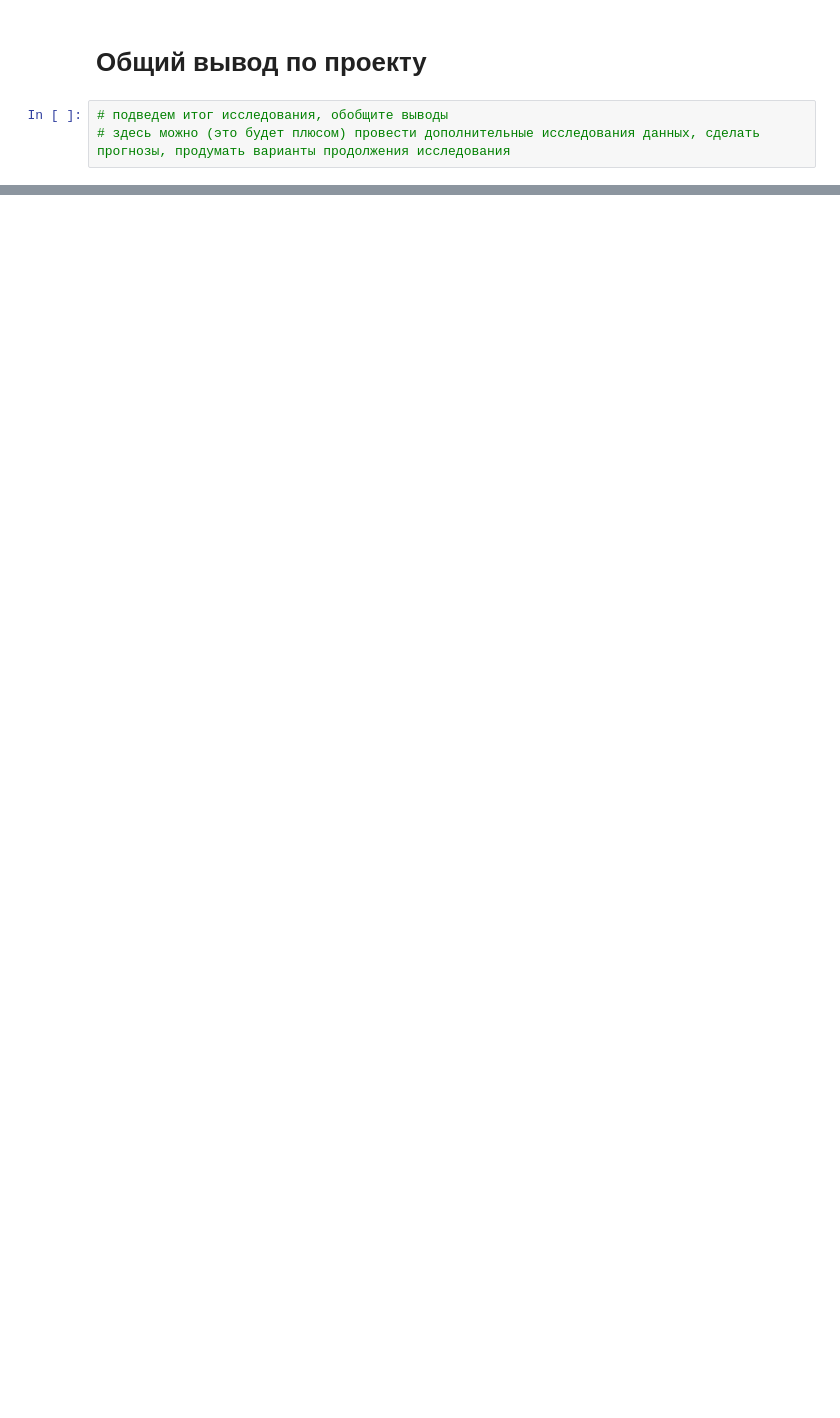
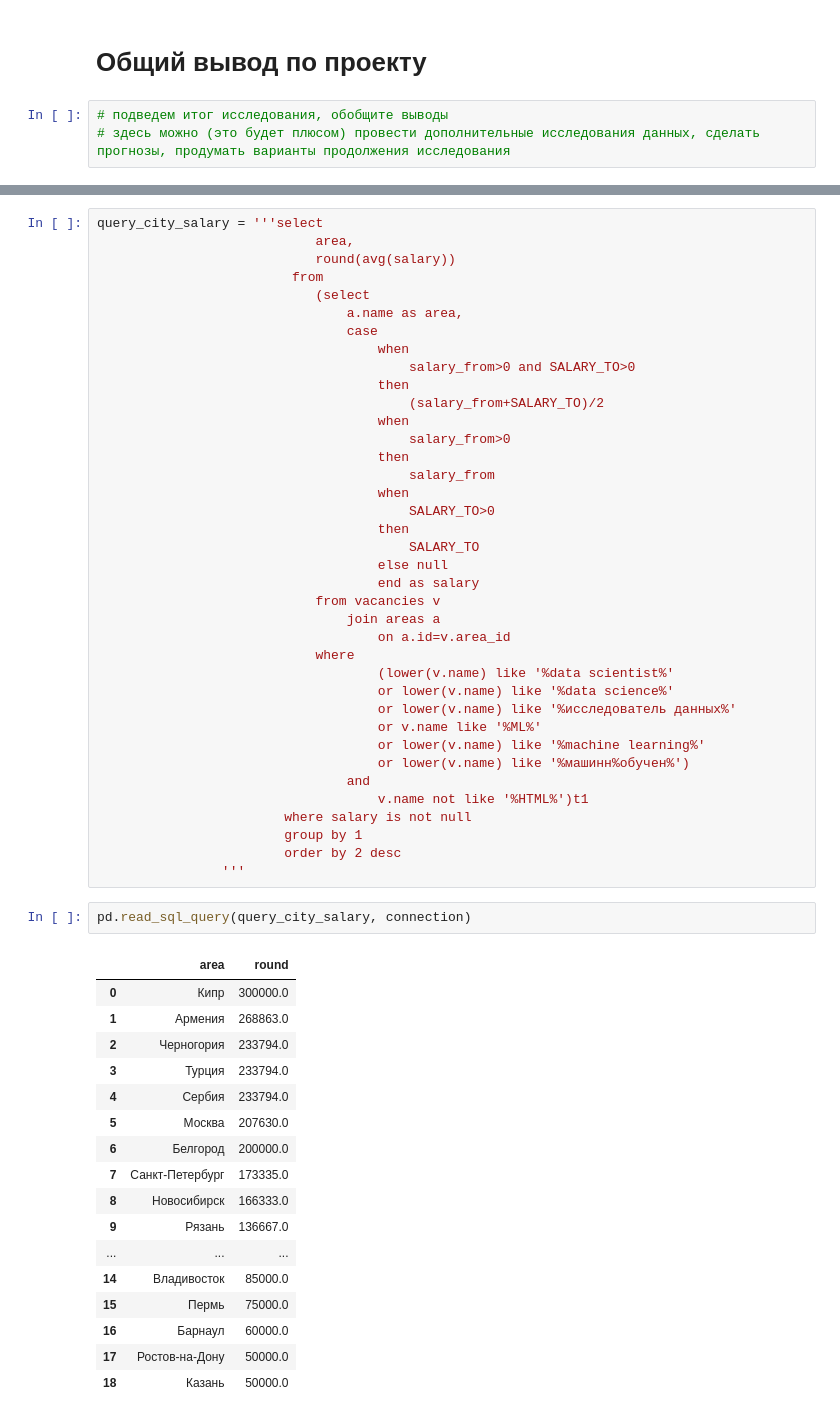
Before and after one commit to sanchopanso92/IDE, a Jupyter notebook: Project 2/Project_2_Ноутбук_шаблон.ipynb, the cells around one changed output, grey strips where cells are left out. Cells and saved outputs as stored; diff of their text form; blank space fills up the shorter version.

```diff
--- a/Project 2/Project_2_Ноутбук_шаблон.ipynb
+++ b/Project 2/Project_2_Ноутбук_шаблон.ipynb
@@ -421,0 +646,58 @@ pd.read_sql_query(query_5_7, connection)
+# %%
+query_city_salary = '''select
+                            area,
+                            round(avg(salary))
+                         from
+                            (select
+                                a.name as area,
+                                case
+                                    when
+                                        salary_from>0 and SALARY_TO>0
+                                    then
+                                        (salary_from+SALARY_TO)/2
+                                    when
+                                        salary_from>0
+                                    then
+                                        salary_from
+                                    when
+                                        SALARY_TO>0
+                                    then
+                                        SALARY_TO
+                                    else null
+                                    end as salary
+                            from vacancies v
+                                join areas a
+                                    on a.id=v.area_id
+                            where
+                                    (lower(v.name) like '%data scientist%'
+                                    or lower(v.name) like '%data science%'
+                                    or lower(v.name) like '%исследователь данных%'
+                                    or v.name like '%ML%'
+                                    or lower(v.name) like '%machine learning%'
+                                    or lower(v.name) like '%машинн%обучен%')
+                                and
+                                    v.name not like '%HTML%')t1
+                        where salary is not null
+                        group by 1
+                        order by 2 desc
+                '''
+# %%
+pd.read_sql_query(query_city_salary, connection)
+# %% [output]
+|  | area | round |
+| 0 | Кипр | 300000.0 |
+| 1 | Армения | 268863.0 |
+| 2 | Черногория | 233794.0 |
+| 3 | Турция | 233794.0 |
+| 4 | Сербия | 233794.0 |
+| 5 | Москва | 207630.0 |
+| 6 | Белгород | 200000.0 |
+| 7 | Санкт-Петербург | 173335.0 |
+| 8 | Новосибирск | 166333.0 |
+| 9 | Рязань | 136667.0 |
+| ... | ... | ... |
+| 14 | Владивосток | 85000.0 |
+| 15 | Пермь | 75000.0 |
+| 16 | Барнаул | 60000.0 |
+| 17 | Ростов-на-Дону | 50000.0 |
+| 18 | Казань | 50000.0 |
```
Also changed, not shown: parts of 51 cells of this notebook.
